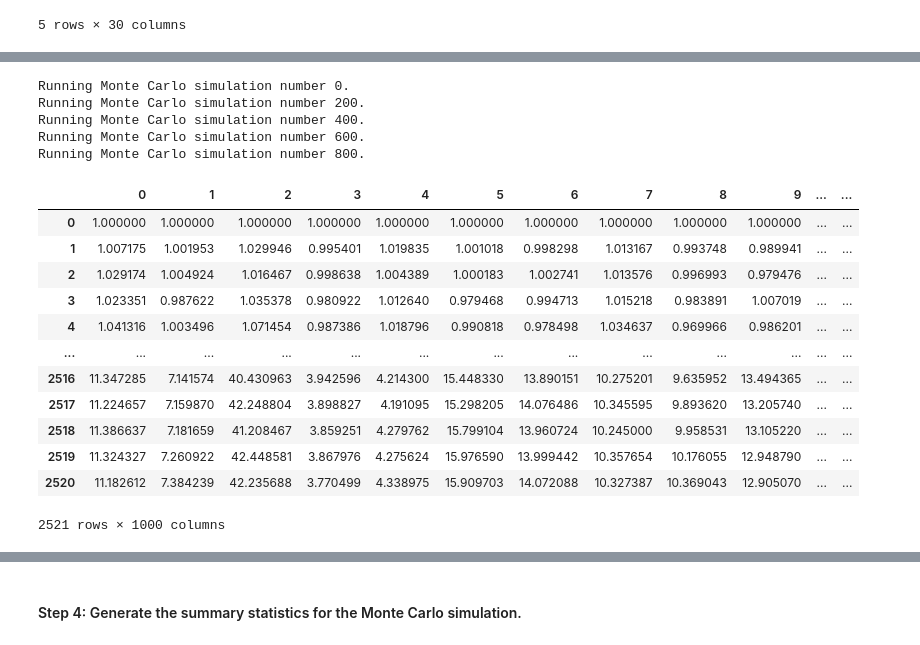
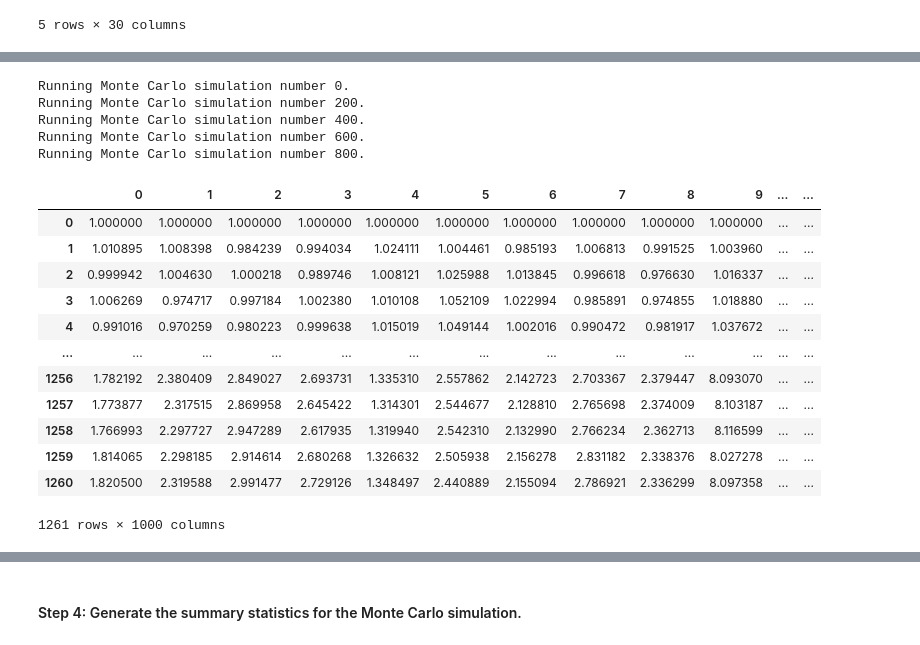
Before and after one commit to Hashtahg/Project_1_Bootcamp, a Jupyter notebook: portfolio_analysis.ipynb, the cells around one changed output, grey strips where cells are left out. Cells and saved outputs as stored; diff of their text form; code cells hidden in the pictures.

```diff
--- a/portfolio_analysis.ipynb
+++ b/portfolio_analysis.ipynb
@@ -225,19 +225,21 @@ tickers
 # %% [markdown]
 ###Here we run a Monte Carlo simulation of 1000 samples and the time frame could be 5, 10, or 20 years depending on the user's response. We always will assume equal 20% weight for each stock in the portfolio.
 # %%
-# Configure the Monte Carlo simulation to forecast cumulative returns based on the client's input
+# Configure the Monte Carlo simulation to forecast cumulative returns based on the client's input.
+
+#Changed 2021-11-02. We will run 3 scenarios of 5yr, 10yr, and 20yr.
 # The weights we will assume will be split evenly 20 percent for each ticker.
 # We will be running 1000 samples.
-#This part will only change based on if client selects 5 10 or 20 years to do the forecast.
-MC_even_weight = MCSimulation(
+MC_even_weight_5yr = MCSimulation(
     portfolio_data = prices_df,
     weights = [0.2,0.2,0.2,0.2,0.2],
     num_simulation = 1000,
-    num_trading_days = 252*time_horizon  #This variable is 5, 10, or 20 depending on client's input above
+    #num_trading_days = 252*time_horizon  #This variable is 5, 10, or 20 depending on client's input above
+    num_trading_days = 252*5 #added 2021-11-02 by Paul Lopez. We'll be running 5yr, 10yr, and 20yr MC. So hardcoded the * 5 now
 )
 
 # Review the simulation input data
-MC_even_weight.portfolio_data.head()
+MC_even_weight_5yr.portfolio_data.head()
 # %% [output]
 |  | AAPL |  |  |  |  |  | FB |  |  |  | ... |
 |  | open | high | low | close | volume | daily_return | open | high | low | close | ... |
@@ -251,24 +292,25 @@ MC_even_weight.portfolio_data.head()
 # %%
 # Run the Monte Carlo simulation to forecast client specified number of years of cumulative returns
-MC_even_weight.calc_cumulative_return()
+#Changed on 2021-11-02 by Paul Lopez. Will now be running 5yr, 10yr, and 20yr MC scenarios.
+MC_even_weight_5yr.calc_cumulative_return()
 
 #Tweaked monte carlo py file to spit out a message every 200 simulations.
 # %% [output]
 Running Monte Carlo simulation number 0.
 Running Monte Carlo simulation number 200.
 Running Monte Carlo simulation number 400.
 Running Monte Carlo simulation number 600.
 Running Monte Carlo simulation number 800.
 |  | 0 | 1 | 2 | 3 | 4 | 5 | 6 | 7 | 8 | 9 | ... | ... |
 | 0 | 1.000000 | 1.000000 | 1.000000 | 1.000000 | 1.000000 | 1.000000 | 1.000000 | 1.000000 | 1.000000 | 1.000000 | ... | ... |
-| 1 | 1.007175 | 1.001953 | 1.029946 | 0.995401 | 1.019835 | 1.001018 | 0.998298 | 1.013167 | 0.993748 | 0.989941 | ... | ... |
-| 2 | 1.029174 | 1.004924 | 1.016467 | 0.998638 | 1.004389 | 1.000183 | 1.002741 | 1.013576 | 0.996993 | 0.979476 | ... | ... |
-| 3 | 1.023351 | 0.987622 | 1.035378 | 0.980922 | 1.012640 | 0.979468 | 0.994713 | 1.015218 | 0.983891 | 1.007019 | ... | ... |
-| 4 | 1.041316 | 1.003496 | 1.071454 | 0.987386 | 1.018796 | 0.990818 | 0.978498 | 1.034637 | 0.969966 | 0.986201 | ... | ... |
+| 1 | 1.010895 | 1.008398 | 0.984239 | 0.994034 | 1.024111 | 1.004461 | 0.985193 | 1.006813 | 0.991525 | 1.003960 | ... | ... |
+| 2 | 0.999942 | 1.004630 | 1.000218 | 0.989746 | 1.008121 | 1.025988 | 1.013845 | 0.996618 | 0.976630 | 1.016337 | ... | ... |
+| 3 | 1.006269 | 0.974717 | 0.997184 | 1.002380 | 1.010108 | 1.052109 | 1.022994 | 0.985891 | 0.974855 | 1.018880 | ... | ... |
+| 4 | 0.991016 | 0.970259 | 0.980223 | 0.999638 | 1.015019 | 1.049144 | 1.002016 | 0.990472 | 0.981917 | 1.037672 | ... | ... |
 | ... | ... | ... | ... | ... | ... | ... | ... | ... | ... | ... | ... | ... |
-| 2516 | 11.347285 | 7.141574 | 40.430963 | 3.942596 | 4.214300 | 15.448330 | 13.890151 | 10.275201 | 9.635952 | 13.494365 | ... | ... |
-| 2517 | 11.224657 | 7.159870 | 42.248804 | 3.898827 | 4.191095 | 15.298205 | 14.076486 | 10.345595 | 9.893620 | 13.205740 | ... | ... |
-| 2518 | 11.386637 | 7.181659 | 41.208467 | 3.859251 | 4.279762 | 15.799104 | 13.960724 | 10.245000 | 9.958531 | 13.105220 | ... | ... |
-| 2519 | 11.324327 | 7.260922 | 42.448581 | 3.867976 | 4.275624 | 15.976590 | 13.999442 | 10.357654 | 10.176055 | 12.948790 | ... | ... |
-| 2520 | 11.182612 | 7.384239 | 42.235688 | 3.770499 | 4.338975 | 15.909703 | 14.072088 | 10.327387 | 10.369043 | 12.905070 | ... | ... |
+| 1256 | 1.782192 | 2.380409 | 2.849027 | 2.693731 | 1.335310 | 2.557862 | 2.142723 | 2.703367 | 2.379447 | 8.093070 | ... | ... |
+| 1257 | 1.773877 | 2.317515 | 2.869958 | 2.645422 | 1.314301 | 2.544677 | 2.128810 | 2.765698 | 2.374009 | 8.103187 | ... | ... |
+| 1258 | 1.766993 | 2.297727 | 2.947289 | 2.617935 | 1.319940 | 2.542310 | 2.132990 | 2.766234 | 2.362713 | 8.116599 | ... | ... |
+| 1259 | 1.814065 | 2.298185 | 2.914614 | 2.680268 | 1.326632 | 2.505938 | 2.156278 | 2.831182 | 2.338376 | 8.027278 | ... | ... |
+| 1260 | 1.820500 | 2.319588 | 2.991477 | 2.729126 | 1.348497 | 2.440889 | 2.155094 | 2.786921 | 2.336299 | 8.097358 | ... | ... |
-2521 rows × 1000 columns
+1261 rows × 1000 columns
```
Also changed, not shown: parts of 21 cells of this notebook, 1 other file.
